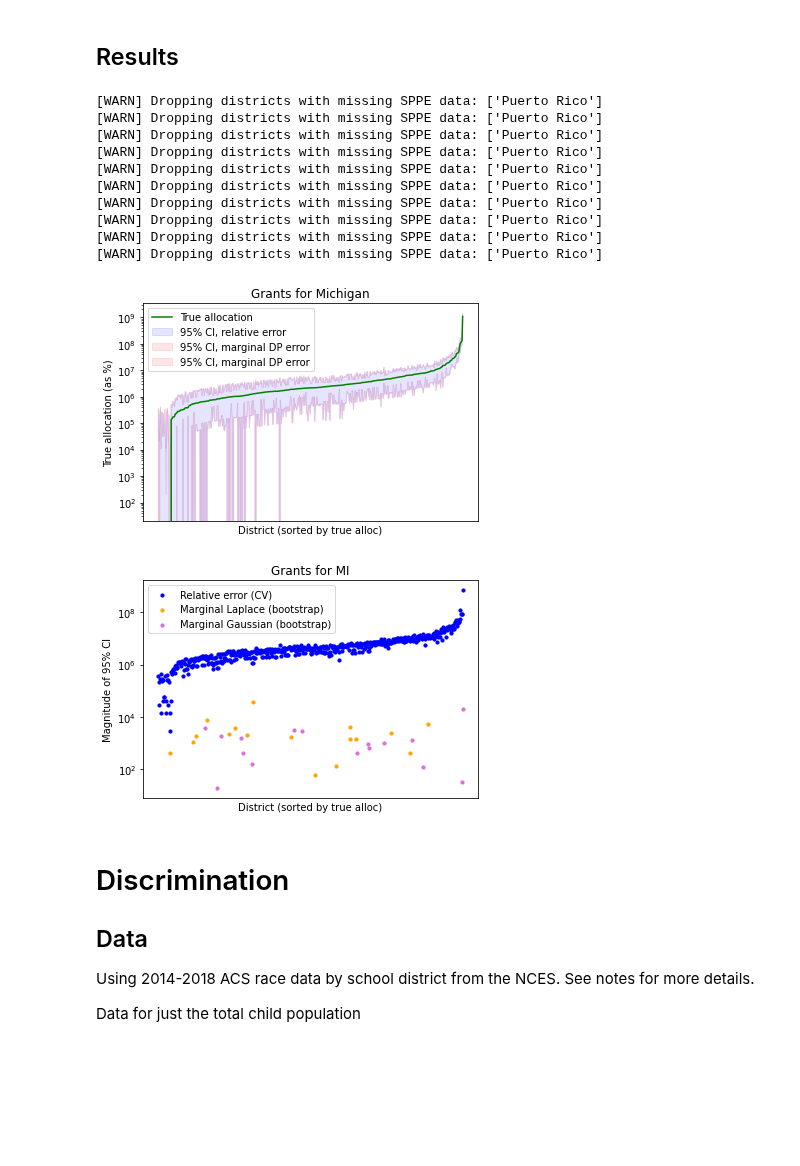
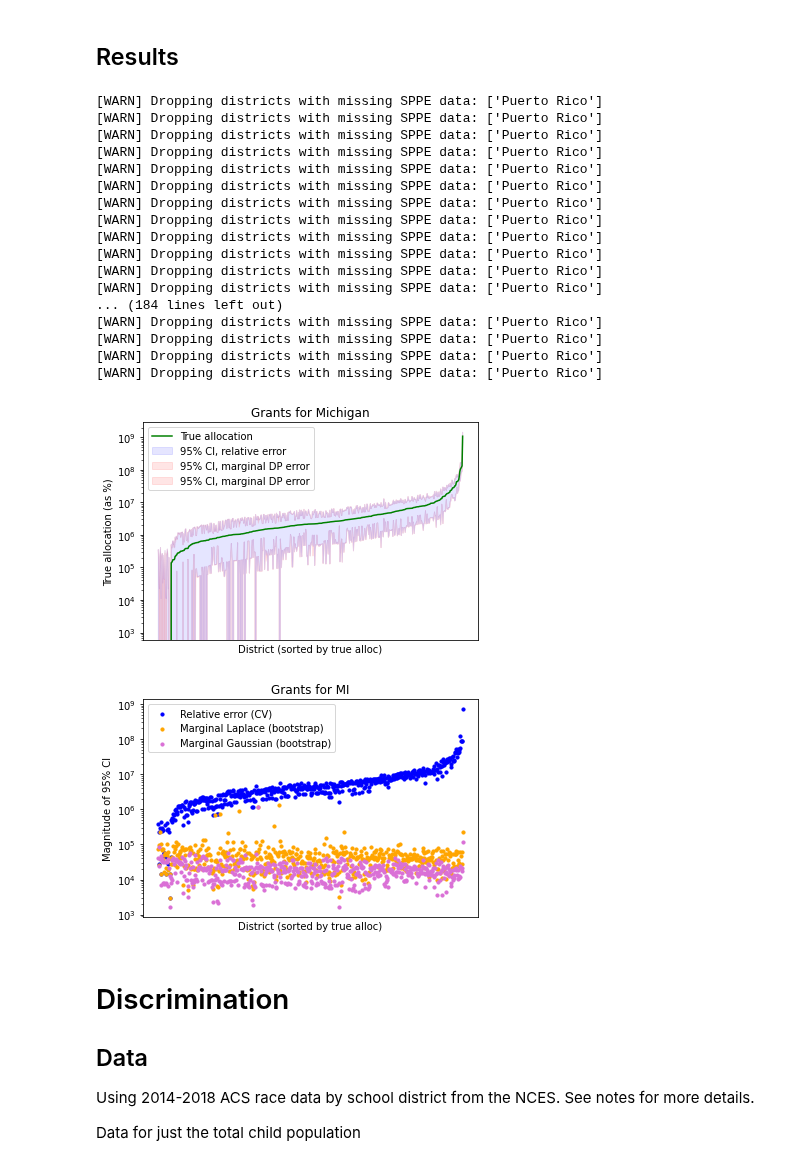
Before and after one commit to ryansteed/dp-policy, a Jupyter notebook: notebooks/titlei.ipynb, the cells around one changed output. Drawn from its saved outputs; the diff is of its cells as text; code cells hidden in the pictures; blank space fills up the shorter version.

Commit message:
Fixed bug with marginal error analysis

```diff
--- a/notebooks/titlei.ipynb
+++ b/notebooks/titlei.ipynb
@@ -461,7 +461,7 @@ from dp_policy.titlei.mechanisms import Gaussian, Laplace
 # 100 trials of DP
 trials_laplace = []
 trials_gaussian = []
-for i in range(5):
+for i in range(100):
     trials_laplace.append(funding(SonnenbergAuthorizer, saipe, Laplace(saipe, 2.52, 0), get_sppe("../data/sppe18.xlsx")))
     trials_gaussian.append(funding(SonnenbergAuthorizer, saipe, Gaussian(saipe, 2.52, 0.8), get_sppe("../data/sppe18.xlsx")))
 # %% [output]
@@ -475,6 +475,13 @@ for i in range(5):
 [WARN] Dropping districts with missing SPPE data: ['Puerto Rico']
 [WARN] Dropping districts with missing SPPE data: ['Puerto Rico']
 [WARN] Dropping districts with missing SPPE data: ['Puerto Rico']
+[WARN] Dropping districts with missing SPPE data: ['Puerto Rico']
+[WARN] Dropping districts with missing SPPE data: ['Puerto Rico']
+... (184 lines left out)
+[WARN] Dropping districts with missing SPPE data: ['Puerto Rico']
+[WARN] Dropping districts with missing SPPE data: ['Puerto Rico']
+[WARN] Dropping districts with missing SPPE data: ['Puerto Rico']
+[WARN] Dropping districts with missing SPPE data: ['Puerto Rico']
 # %%
 import pickle
 
@@ -538,37 +545,37 @@ def plot_uncertainty(grants, grants_other=None, state="MI", alpha=0.05):
         np.abs(sample.est_ci_upper - sample.est_ci_lower) / sum(sample.est_grant_total) * sum(baseline.true_grant_total)
         for sample in grants
     ]
-    plt.scatter(x, np.percentile(samples, 1-alpha/2, axis=0) - ci, s=10, color='orange', label="Marginal Laplace (bootstrap)")
+    plt.scatter(x, ci - np.percentile(samples, 1-alpha/2, axis=0), s=10, color='orange', label="Marginal Laplace (bootstrap)")
 
     if grants_other is not None:
         grants_other = [
             sample[sample["State Postal Code"] == state].sort_values("true_grant_total")
             for sample in grants_other
         ]
         samples_other = [
             np.abs(sample.est_ci_upper - sample.est_ci_lower) / sum(sample.est_grant_total) * sum(baseline.true_grant_total)
             for sample in grants_other
         ]
         plt.scatter(
             x,
-            np.percentile(samples_other, 1-alpha/2, axis=0) - ci,
+            ci - np.percentile(samples_other, 1-alpha/2, axis=0),
             s=10, color='orchid', label="Marginal Gaussian (bootstrap)"
         )
 
 
     ax.axes.xaxis.set_ticks([])
     ax.set_yscale('log')
     plt.xlabel("District (sorted by true alloc)")
     plt.ylabel("Magnitude of 95% CI")
     plt.title(f"Grants for {state}")
     ax.legend()
     plt.show()
 
 plot_uncertainty(trials_laplace, trials_gaussian)
 # plot_uncertainty(grants_laplace)
 # %% [output]
-[figure, old version]
+[figure, new version]
-[figure, old version]
+[figure, new version]
 # %% [markdown]
 # Discrimination
 ## Data
```
